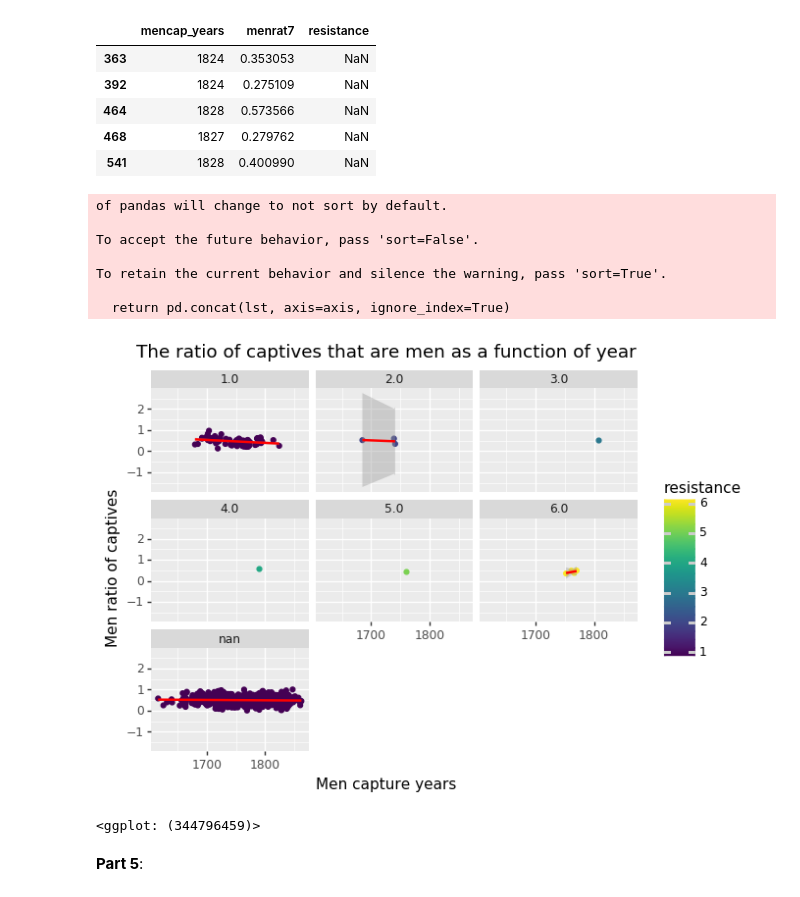
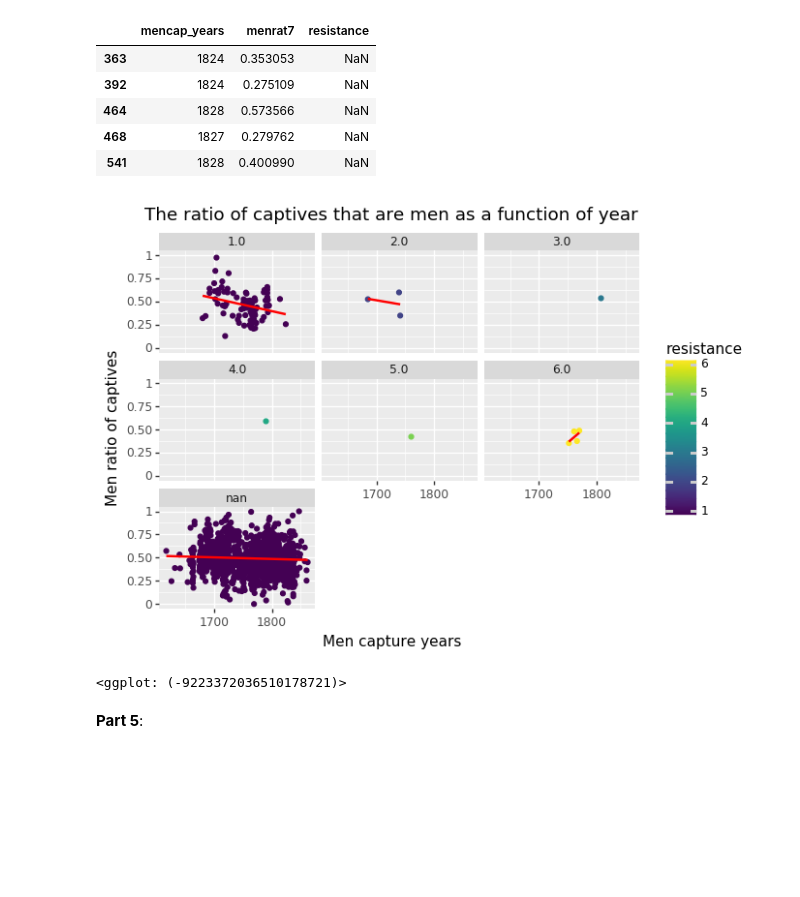
Before and after one commit to Chenghan-Sun/DS-Projects, a Jupyter notebook: 220_midterm/midterm.ipynb, the cells around one changed output. Saved outputs shown, nothing was run; the diff lists cells and outputs as text; code cells hidden in the pictures; blank space fills up the shorter version.

Commit message:
update men ratio patterns plot

```diff
--- a/220_midterm/midterm.ipynb
+++ b/220_midterm/midterm.ipynb
@@ -639,21 +624,14 @@ men_cap_ratio_plot.head()
 # %%
 # Plot the ratio of captives that are men as a function of year
 (ggplot(men_cap_ratio_plot, aes('mencap_years', 'menrat7', color='resistance'))
  + facet_wrap('~resistance')  # co-finding variable
  + geom_point()
- + stat_smooth(method='lm',color='red')
+ + stat_smooth(mapping=aes('mencap_years', 'menrat7'), method='lm', color='red', se = False, inherit_aes=False)
  + labs(x='Men capture years', y='Men ratio of captives')
  + ggtitle('The ratio of captives that are men as a function of year')
 )
 # %% [output]
+[figure, new version]
-of pandas will change to not sort by default.
-
-To accept the future behavior, pass 'sort=False'.
-
-To retain the current behavior and silence the warning, pass 'sort=True'.
-
-  return pd.concat(lst, axis=axis, ignore_index=True)
+<ggplot: (-9223372036510178721)>
-[figure, old version]
-<ggplot: (344796459)>
 # %% [markdown]
 **Part 5**:
```
Also changed, not shown: parts of 5 cells of this notebook.
